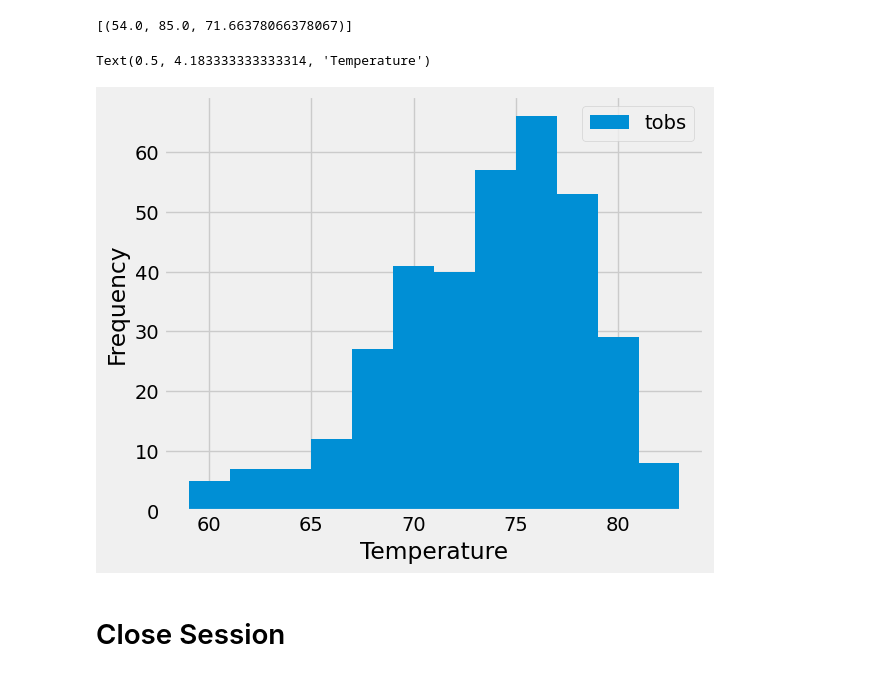
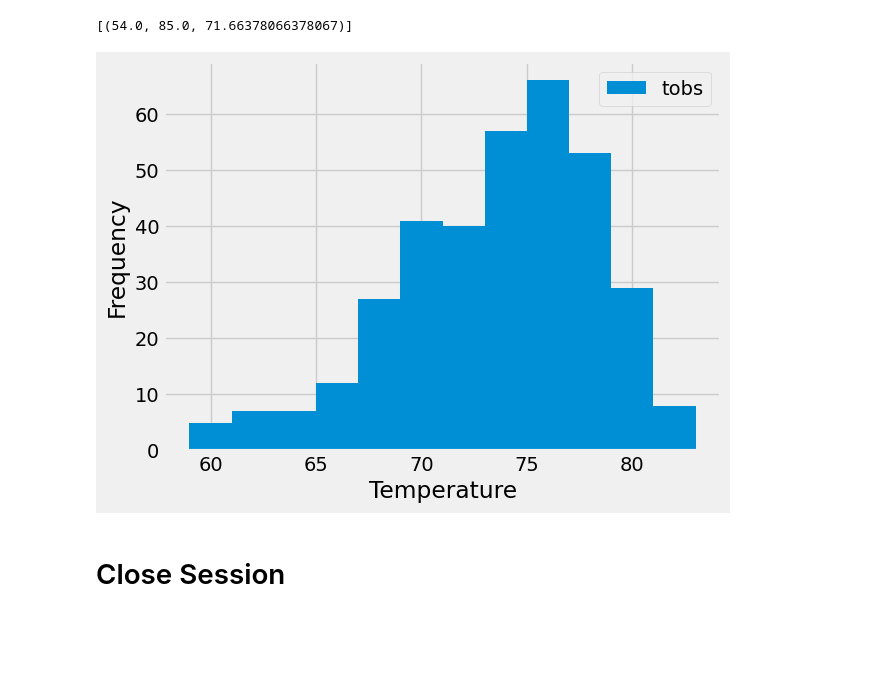
Before and after one commit to raniljoshua/Module-10-Challenge_sqlalchemy-challenge, a Jupyter notebook: SurfsUp/climate_starter.ipynb, the cells around one changed output. Drawn from its saved outputs; the diff is of its cells as text; code cells hidden in the pictures; blank space fills up the shorter version.

Commit message:
Completed Exploratory Station Analysis

```diff
--- a/SurfsUp/climate_starter.ipynb
+++ b/SurfsUp/climate_starter.ipynb
@@ -97,6 +98,8 @@ year_prcp_df.describe()
 # %%
 # Design a query to find the most active stations (i.e. which stations have the most rows?)
 # List the stations and their counts in descending order.
+active_stations = session.query(measurement.station,func.count(measurement.station)).group_by(measurement.station).order_by(func.count(measurement.station).desc()).all()
+active_stations
 # %% [output]
 [('USC00519281', 2772),
  ('USC00519397', 2724),
@@ -114,9 +120,21 @@ year_prcp_df.describe()
 # %%
 # Using the most active station id
 # Query the last 12 months of temperature observation data for this station and plot the results as a histogram
+year_ago = str(dt.date(2017,8,23) - dt.timedelta(days = 365))
+# year_ago
+year_temp_query = session.query(measurement.tobs).\
+    filter(measurement.station == active_stations[0][0]).\
+    filter(measurement.date >= year_ago).all()
+# year_temp_query
+
+year_temp_df = pd.DataFrame(year_temp_query,columns=["tobs"])
+# print(year_temp_df.head())
+
+year_temp_df.plot.hist(bins=12)
+plt.xlabel("Temperature")
+plt.show()
 # %% [output]
-Text(0.5, 4.183333333333314, 'Temperature')
-[figure, old version]
+[figure, new version]
 # %% [markdown]
 # Close Session
 # %%
```
Also changed, not shown: parts of 2 cells of this notebook.
